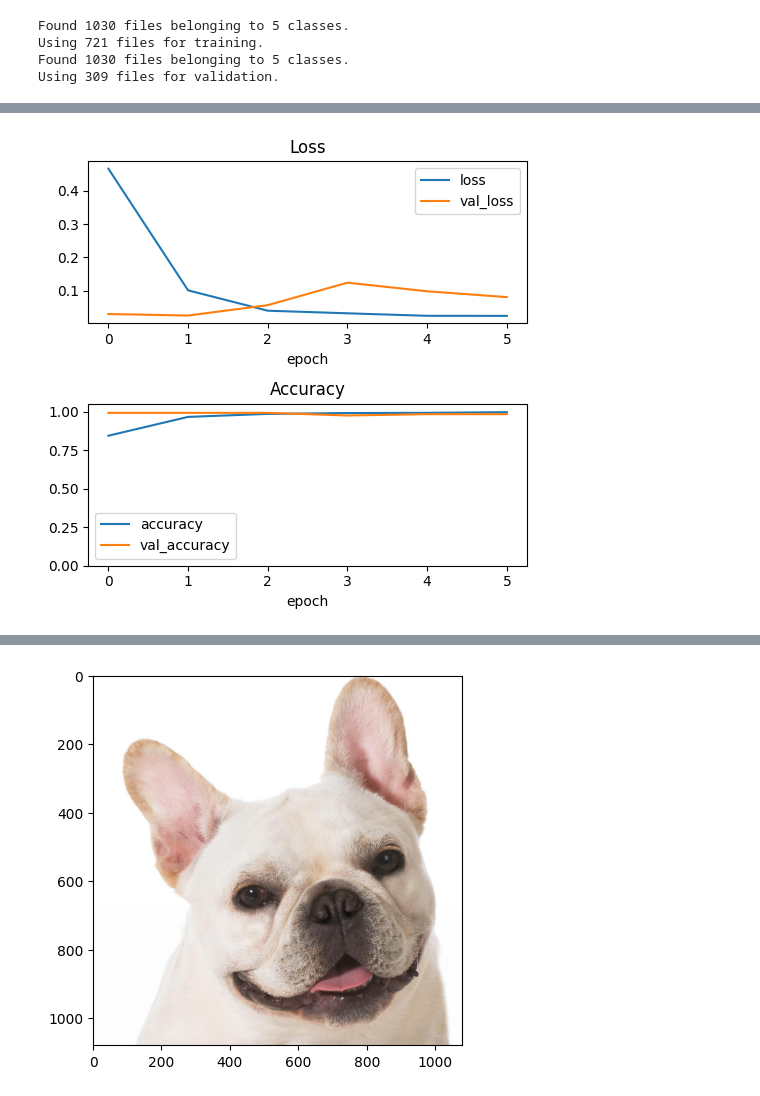
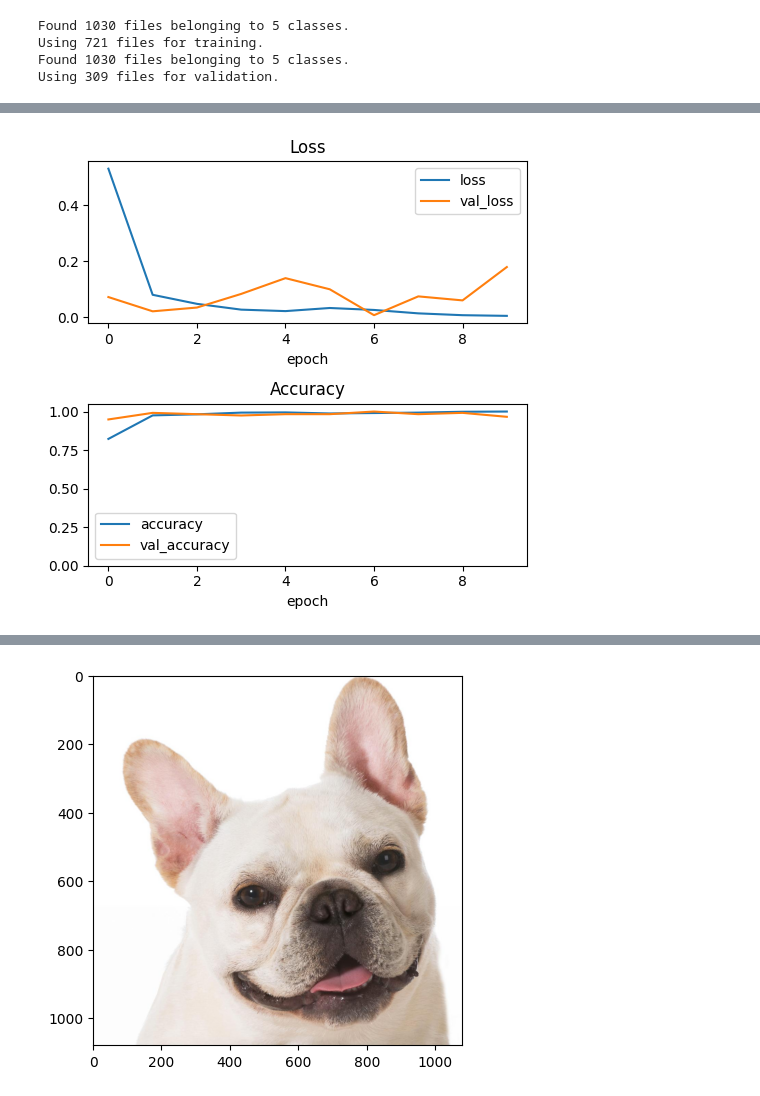
Before and after one commit to trizkynoviandy/dog_breed_classification, a Jupyter notebook: dog_breed.ipynb, the cells around one changed output, grey strips where cells are left out. Saved outputs shown, nothing was run; the diff lists cells and outputs as text; code cells hidden in the pictures.

```diff
--- a/dog_breed.ipynb
+++ b/dog_breed.ipynb
@@ -133,26 +150,26 @@ best_model = tf.keras.models.load_model("best_resnet.h5")
 # %%
-history_df = pd.DataFrame(history.history)
+history = pd.read_csv("history/history_resnet.csv")
 
 fig = plt.figure(figsize=(5, 5))
 ax1 = fig.add_subplot(211)
 ax1.set_title('Loss')
-ax1.plot(history_df['loss'], label='loss')
-ax1.plot(history_df['val_loss'], label='val_loss')
+ax1.plot(history['loss'], label='loss')
+ax1.plot(history['val_loss'], label='val_loss')
 ax1.set_xlabel("epoch")
 ax1.legend()
 
 ax2 = fig.add_subplot(212)
 ax2.set_title('Accuracy')
-ax2.plot(history_df['accuracy'], label='accuracy')
-ax2.plot(history_df['val_accuracy'], label='val_accuracy')
+ax2.plot(history['accuracy'], label='accuracy')
+ax2.plot(history['val_accuracy'], label='val_accuracy')
 ax2.set_xlabel("epoch")
 ax2.legend()
 ax2.set_ylim(0, 1.05)
 
 plt.tight_layout()
 plt.show()
 # %% [output]
-[figure, old version]
+[figure, new version]
 # %%
 y_test_pred = []
 y_test_true = []
```
Also changed, not shown: parts of 14 cells of this notebook.
